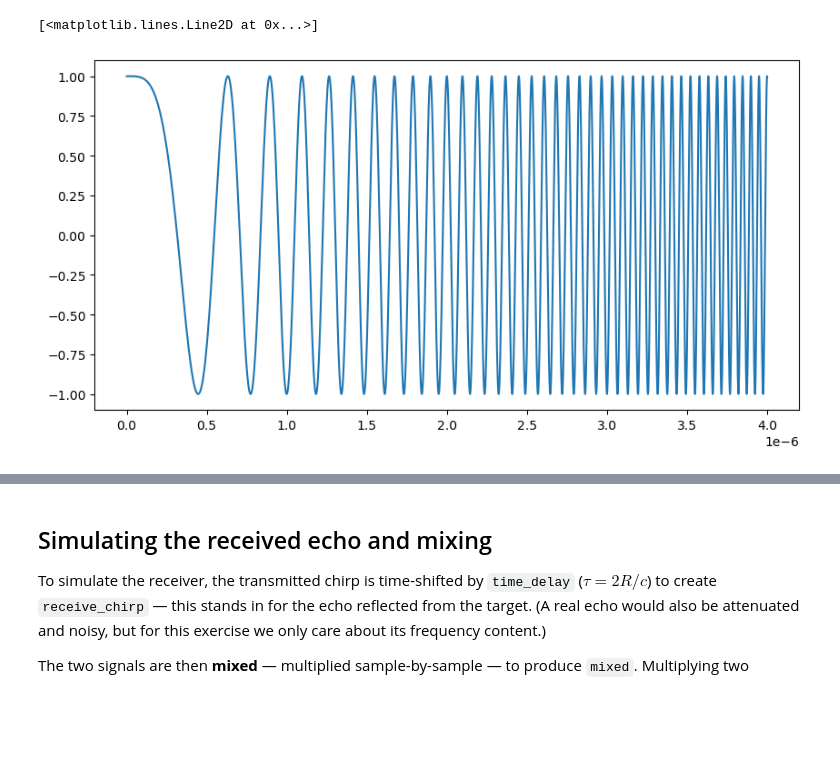
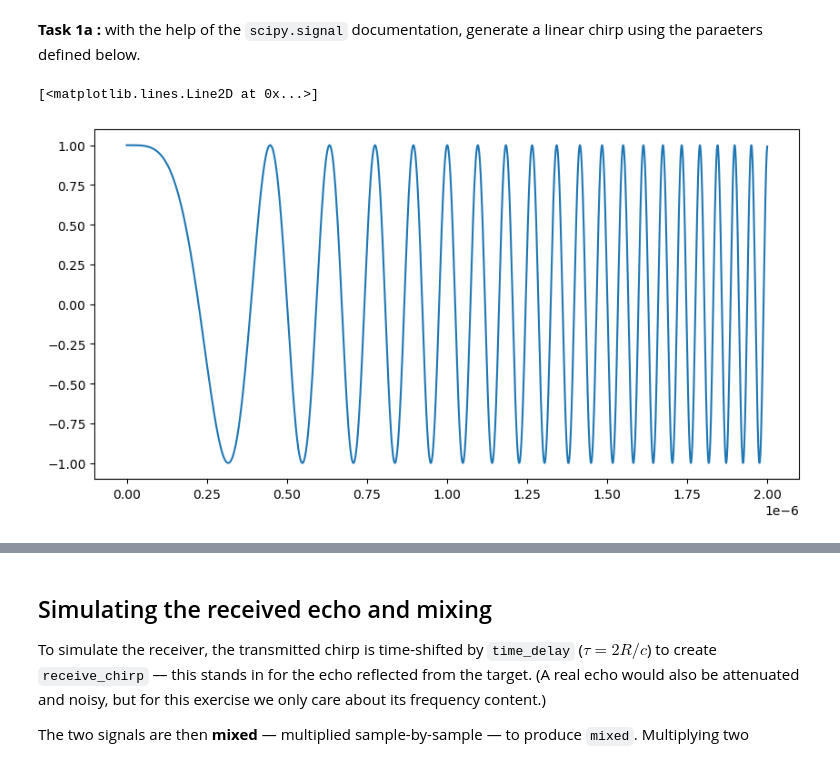
Before and after one commit to lorisdanjou/exercise_CEMSIE, a Jupyter notebook: CEMSIE_exercise.ipynb, the cells around one changed output, grey strips where cells are left out. Drawn from its saved outputs; the diff is of its cells as text; code cells hidden in the pictures; blank space fills up the shorter version.

```diff
--- a/CEMSIE_exercise.ipynb
+++ b/CEMSIE_exercise.ipynb
@@ -105,18 +46,24 @@ The cell below sets the radar parameters used throughout this notebook — the s
+# %% [markdown]
+**Task 1a :** with the help of the `scipy.signal` documentation, generate a linear chirp using the paraeters defined below.
 # %%
-chirp_length=2e-3      # Seconds
-f0=30e9                # Hz
-f1=40e9                # Hz
-c = 3e8                # meters per second
-target_range = 2       # meters
-n_samples = 5000000    # dimensionless
-time_delay = 2*target_range/c
-sampling_rate = n_samples/chirp_length
-t_axis = np.linspace(0, chirp_length, n_samples)
-transmit_chirp = scipy.signal.chirp(t_axis, f0=f0, f1=f1, t1=chirp_length, method='linear')
+T = 2e-3  # chirp length (s)
+f0 = 30e9 # lower frequency (Hz)
+f1 = 10e9 # upper frequency (Hz)
+
+n_samples = int(5e6) # dimensionless
+sampling_rate = n_samples / T
+t_axis = np.linspace(0, T, n_samples)
+
+############## TO COMPLETE: ##############
+
+transmit_chirp = scipy.signal.chirp(t_axis, f0=f0, f1=f1, t1=T, method='linear')
+
+##########################################
+
 
 fig, ax = plt.subplots(1, 1, figsize=(10, 5))
-n_samples_plot = 10000
+n_samples_plot = int(5e3)
 ax.plot(t_axis[:n_samples_plot], transmit_chirp[:n_samples_plot])
 # %% [output]
 [<matplotlib.lines.Line2D at 0x...>]
-[figure, old version]
+[figure, new version]
```
Also changed, not shown: parts of 37 cells of this notebook, 3 other files.
